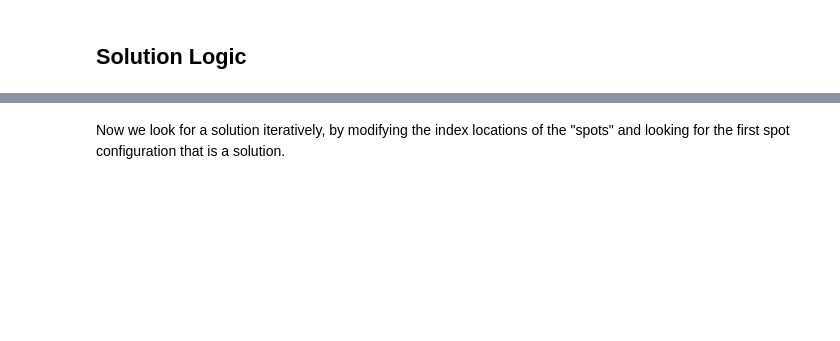
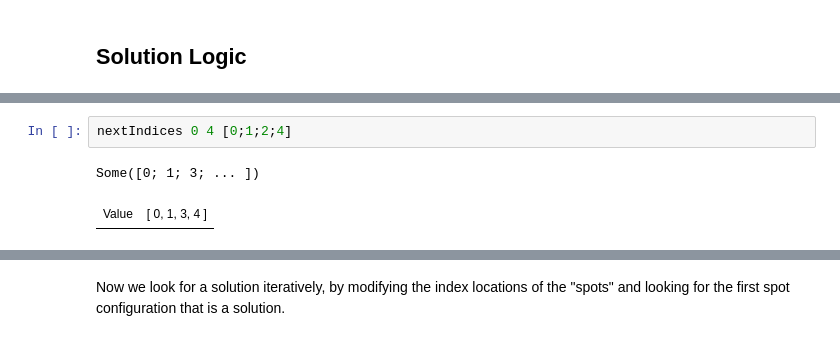
Before and after one commit to abcoates/getting-even-coding-challenge, a Jupyter notebook: getting-even-fsharp.ipynb, the cells around one changed output, grey strips where cells are left out. Saved outputs shown, nothing was run; the diff lists cells and outputs as text; blank space fills up the shorter version.

```diff
--- a/getting-even-fsharp.ipynb
+++ b/getting-even-fsharp.ipynb
@@ -179,0 +238,5 @@ nextIndices 3 [3;3;3;3] // Jupyter shows the result as <null> but it's really No
+# %%
+nextIndices 0 4 [0;1;2;4]
+# %% [output]
+Some([0; 1; 3; ... ])
+| Value | [ 0, 1, 3, 4 ] |
```
Also changed, not shown: parts of 35 cells of this notebook.
